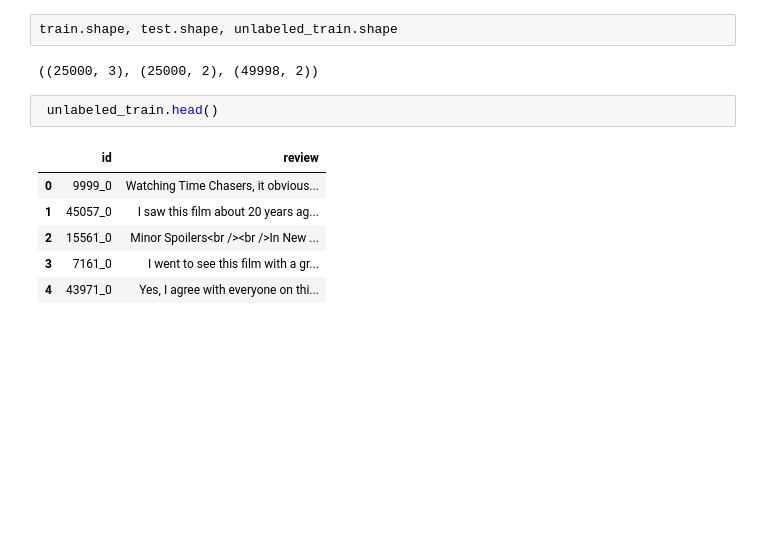
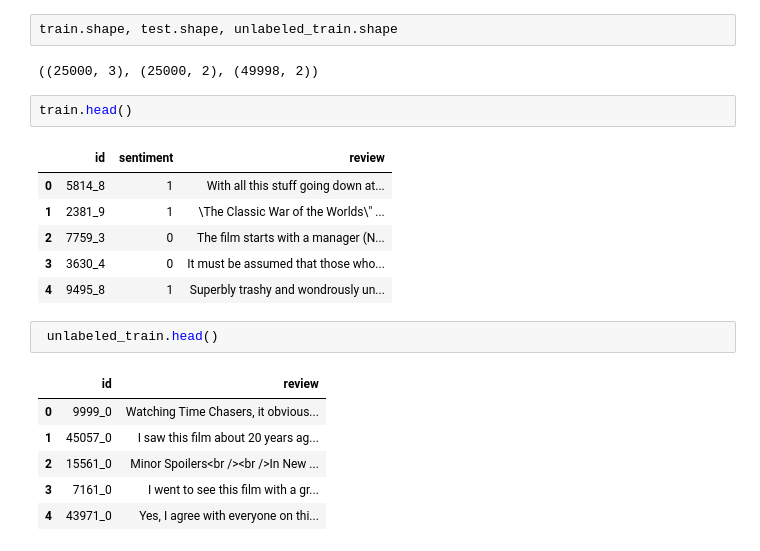
Before and after one commit to Alice1304/-Section4_project, a Jupyter notebook: 프로젝트4-1.ipynb, the cells around one changed output. Drawn from its saved outputs; the diff is of its cells as text; blank space fills up the shorter version.

```diff
--- a/프로젝트4-1.ipynb
+++ b/프로젝트4-1.ipynb
@@ -87,6 +88,15 @@ b'Skipping line 43043: expected 2 fields, saw 3\n'
 train.shape, test.shape, unlabeled_train.shape
 # %% [output]
 ((25000, 3), (25000, 2), (49998, 2))
+# %%
+train.head()
+# %% [output]
+|  | id | sentiment | review |
+| 0 | 5814_8 | 1 | With all this stuff going down at... |
+| 1 | 2381_9 | 1 | \The Classic War of the Worlds\" ... |
+| 2 | 7759_3 | 0 | The film starts with a manager (N... |
+| 3 | 3630_4 | 0 | It must be assumed that those who... |
+| 4 | 9495_8 | 1 | Superbly trashy and wondrously un... |
 # %%
  unlabeled_train.head()
 # %% [output]
```
Also changed, not shown: parts of 37 cells of this notebook.
